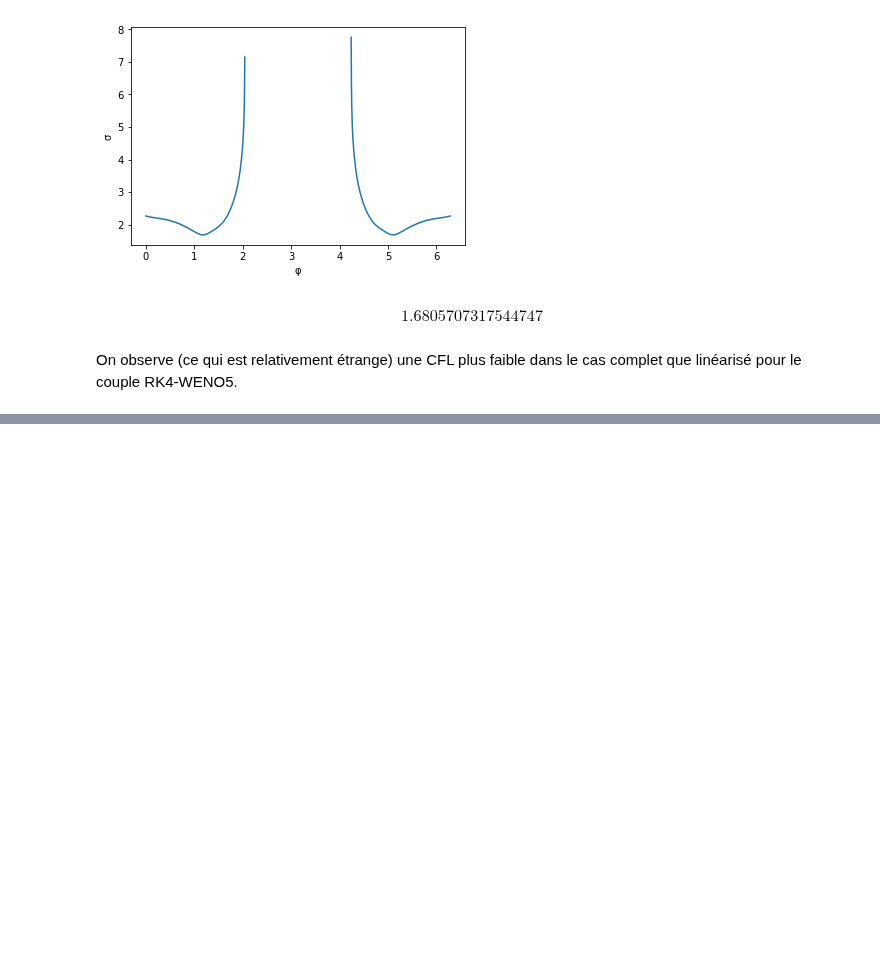
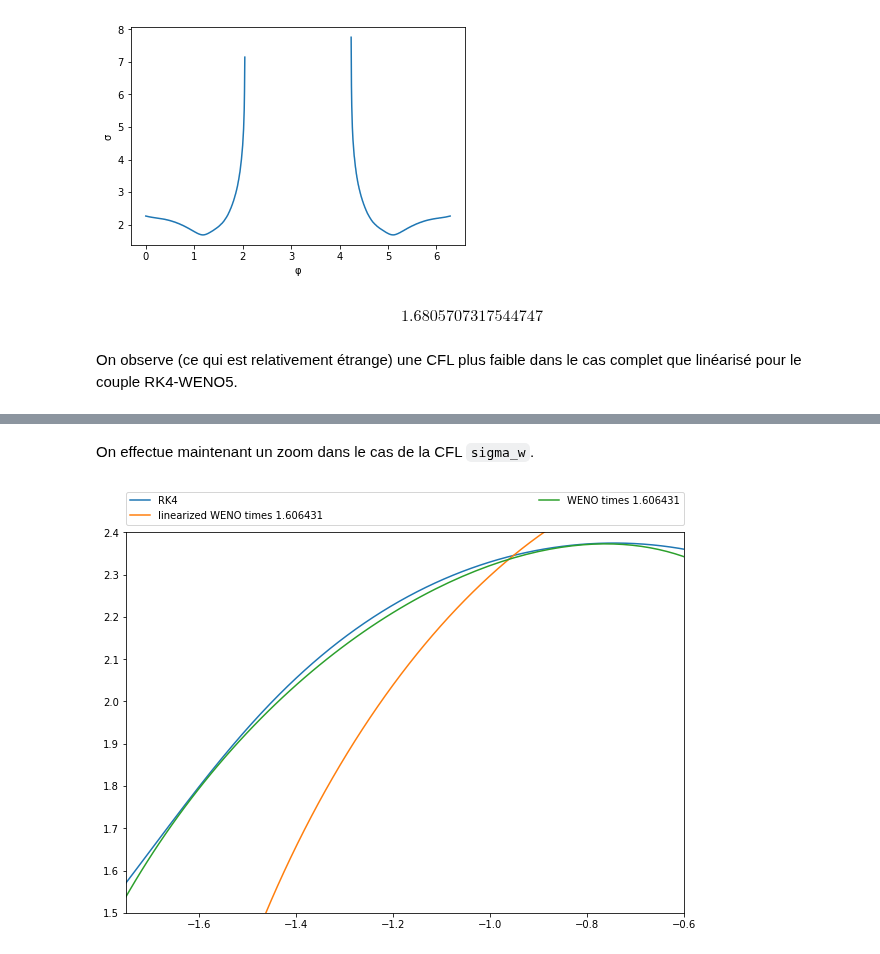
Before and after one commit to kivvix/miMaS, a Jupyter notebook: cfl_weno/cfl.ipynb, the cells around one changed output, grey strips where cells are left out. Saved outputs shown, nothing was run; the diff lists cells and outputs as text; code cells hidden in the pictures; blank space fills up the shorter version.

```diff
--- a/cfl_weno/cfl.ipynb
+++ b/cfl_weno/cfl.ipynb
@@ -455,0 +481,16 @@ On observe (ce qui est relativement étrange) une CFL plus faible dans le cas co
+# %% [markdown]
+On effectue maintenant un zoom dans le cas de la CFL `sigma_w`.
+# %%
+plt.rcParams['figure.figsize'] = [10, 7] # default:[6,4]
+
+plt.plot(*reim(b3),label="RK%i"%n)
+plt.plot(*reim(-sigma_w*wenol.data_z),label="linearized WENO times %f"%sigma_w)
+plt.plot(*reim(-sigma_w*weno.data),label="WENO times %f"%sigma_w)
+plt.xlim([-1.75,-0.6])
+plt.ylim([1.5,2.4])
+plt.legend(bbox_to_anchor=(0., 1.02, 1.,.102),loc=3,ncol=2,mode="expand",borderaxespad=0.)
+plt.show()
+
+plt.rcParams['figure.figsize'] = [6, 4]
+# %% [output]
+[figure, added]
```
Also changed, not shown: parts of 5 cells of this notebook.
